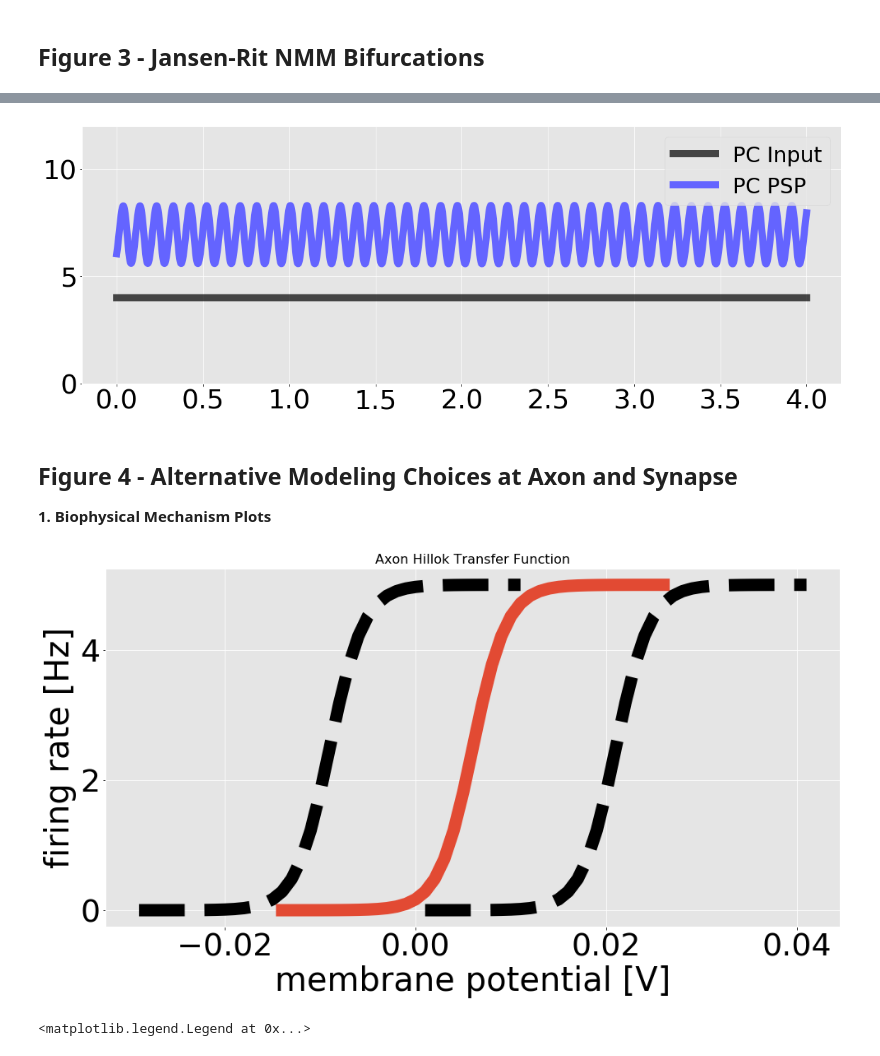
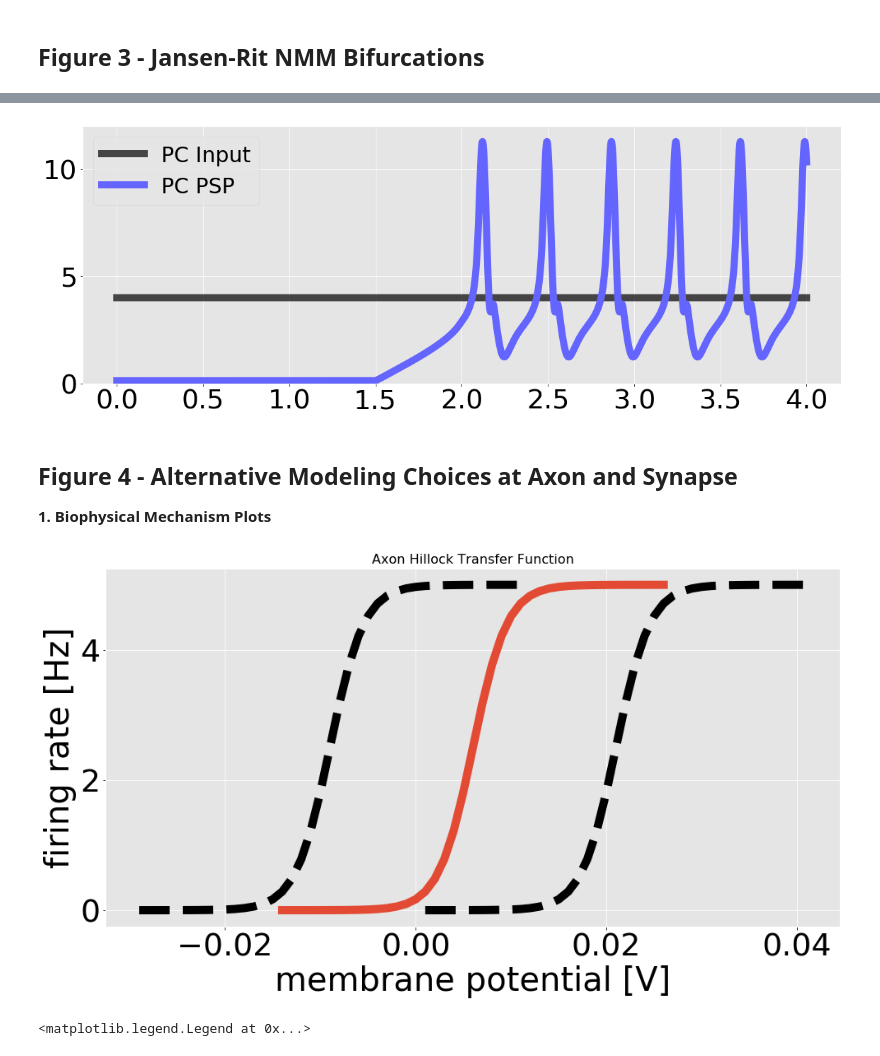
Before and after one commit to pyrates-neuroscience/PyRates, a Jupyter notebook: documentation/PyRates_Manuscript_2018.ipynb, the cells around one changed output, grey strips where cells are left out. Drawn from its saved outputs; the diff is of its cells as text; code cells hidden in the pictures.

```diff
--- a/documentation/PyRates_Manuscript_2018.ipynb
+++ b/documentation/PyRates_Manuscript_2018.ipynb
@@ -80,24 +112,25 @@ jrc.run(synaptic_input, simulation_time, extrinsic_current=extrinsic_current)
 # %%
 # plotting
 plot_time = 2.
 fig, axes = plt.subplots(figsize=(16,6))
 
 inp = np.concatenate((extrinsic_current, extrinsic_current_new))
 axes.plot(inp[int((simulation_time-plot_time)/step_size):int((simulation_time+plot_time)/step_size), 0], color="black", alpha=0.7)
 
-axes = jrc.plot_population_states([0], create_plot=False, axes=axes, time_window=[simulation_time-plot_time, simulation_time+plot_time])
+axes = jrc.plot_population_states(population_keys=['JR_PCs'], create_plot=False, axes=axes,
+                                  time_window=[simulation_time-plot_time, simulation_time+plot_time])
 axes.get_lines()[-1].set_color(np.array([100, 100, 255])/255)
 
 axes.set_ylim([.0, .012])
 axes.set_xticklabels(['0.0'] + [str(t) for t in np.arange(0.0, 4.2, 0.5)])
 axes.set_xlabel('')
 axes.set_yticklabels(['0', '5', '10'])
 axes.set_ylabel('')
 plt.legend(['PC Input', 'PC PSP'])
 
 plt.tight_layout()
 # %% [output]
-[figure, old version]
+[figure, new version]
 # %% [markdown]
 Figure 4 - Alternative Modeling Choices at Axon and Synapse
 -------------------------------------------------------------------
@@ -105,18 +138,18 @@ Figure 4 - Alternative Modeling Choices at Axon and Synapse
 
 **1. Biophysical Mechanism Plots**
 # %%
-from core.axon import JansenRitAxon
+from pyrates.axon import JansenRitAxon
 
 membrane_potential_threshold = [-0.009, 0.021]
 fig, axes = plt.subplots(figsize=(16,8))
 axon = JansenRitAxon()
-axes = axon.plot_transfer_function(create_plot=False, axes=axes)
+axes = axon.plot_transfer_function(create_plot=False, axis=axes)
 
 for m in membrane_potential_threshold:
     axon.transfer_function_args['membrane_potential_threshold'] = m
-    axes = axon.plot_transfer_function(create_plot=False, axes=axes)
+    axes = axon.plot_transfer_function(create_plot=False, axis=axes)
     axes.get_lines()[-1].set_color("black")
     axes.get_lines()[-1].set_linestyle('--')
 # %% [output]
-[figure, old version]
+[figure, new version]
 # %%
```
Also changed, not shown: parts of 14 cells of this notebook, 7 other files.
